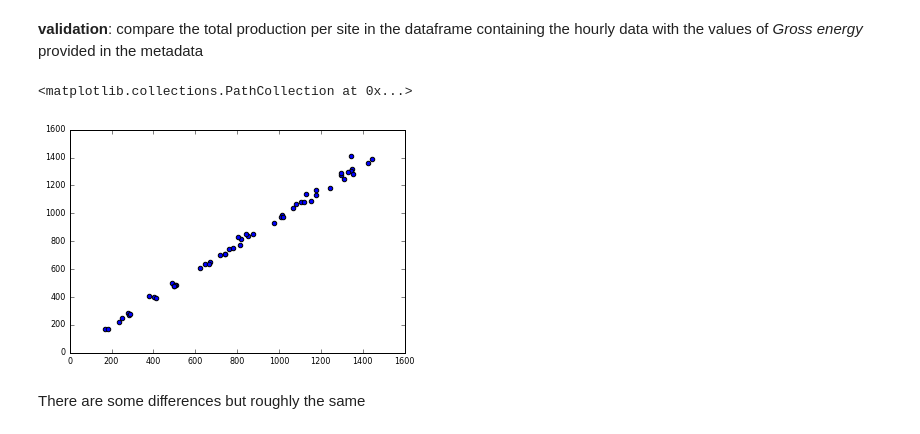
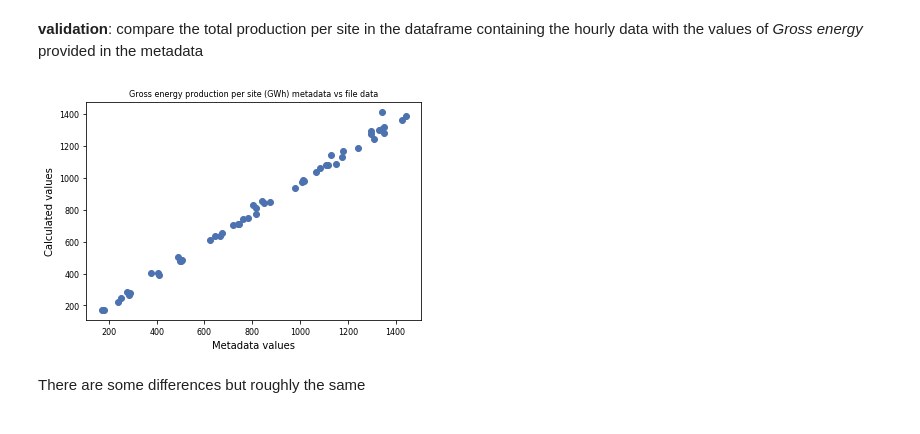
Before and after one commit to casiuncoloso/NATEM_Applied_Energy2017, a Jupyter notebook: wind.ipynb, the cells around one changed output. Cells and saved outputs as stored; diff of their text form; code cells hidden in the pictures.

```diff
--- a/wind.ipynb
+++ b/wind.ipynb
@@ -31,7 +65,7 @@ bigwidth=7.48
 # %% [markdown]
 ## Analyse metadata
 # %%
-metadata=pd.read_excel('35TRGT_2008-2010_Actual/CanWEA_Wind_Site_Metadata.xlsx',sheetname='Metadata')
+metadata=pd.read_excel('wind/CanWEA_Wind_Site_Metadata.xlsx',sheet_name='Metadata')
 # %%
 metadata['Site ID #']=metadata['Site ID #'].astype(str).str.zfill(4) # format site ID
 # %%
@@ -73,4 +107,4 @@ Identification of the files with production data for the sites of our scenario
 idQC=metadata.loc[(metadata['Province']=='Quebec') &
              (metadata['35TRGT Scenario']==1) ,'Site ID #'].get_values()
 
-idQC='35TRGT_2008-2010_Actual/'+idQC+'Pwr1HB.csv'
+idQC='wind/'+idQC+'Pwr1HB.csv'
@@ -99,0 +117,9 @@ for file in idQC:
+# %%
+w_list=[]
+for file in idQC:
+    w_list.append(pd.read_csv(file,
+                              skiprows=2,
+                              usecols=[1]).rename({' Value':pd.read_csv(file).columns[1].strip()},
+                                                   axis=1))
+
+wdf=pd.concat(w_list,axis=1)
@@ -100,11 +138,6 @@ for file in idQC:
 # %%
 windindex=pd.read_csv(idQC[0],skiprows=2,index_col='Date/Time ',parse_dates=True).index
 wdf.index=windindex
-# %%
-# use replace with regex to substitute empty characters with blankspaces
-wdf.replace(regex=True,to_replace=r'\s',value=r'',inplace=True)
-# convert from strings to numeric
-wdf=wdf.apply(pd.to_numeric)
 # %%
 wdf.tail()
 # %% [output]
@@ -119,14 +152,17 @@ wdf.tail()
 # %% [markdown]
 **validation**: compare the total production per site in the dataframe containing the hourly data with the values of *Gross energy* provided in the metadata
 # %%
-plt.scatter(metadata.loc[(metadata['Province']=='Quebec') &
-                         (metadata['35TRGT Scenario']==1) ,\
-                         ['Gross Energy (GWh)','Site ID #']]\
-                         .set_index('Site ID #').values,
-            (wdf.sum()/1000/3).values)
+plt.scatter(x=metadata.loc[(metadata['Province']=='Quebec') &
+                           (metadata['35TRGT Scenario']==1) ,\
+                           ['Gross Energy (GWh)','Site ID #']]\
+                           .set_index('Site ID #').values,
+            y=(wdf.sum()/1000/3).values);
+
+plt.xlabel('Metadata values')
+plt.ylabel('Calculated values')
+plt.title('Gross energy production per site (GWh) metadata vs file data');
 # %% [output]
-<matplotlib.collections.PathCollection at 0x...>
-[figure, old version]
+[figure, new version]
 # %% [markdown]
 There are some differences but roughly the same
 # %% [markdown]
```
Also changed, not shown: parts of 17 cells of this notebook, 3 other files.
